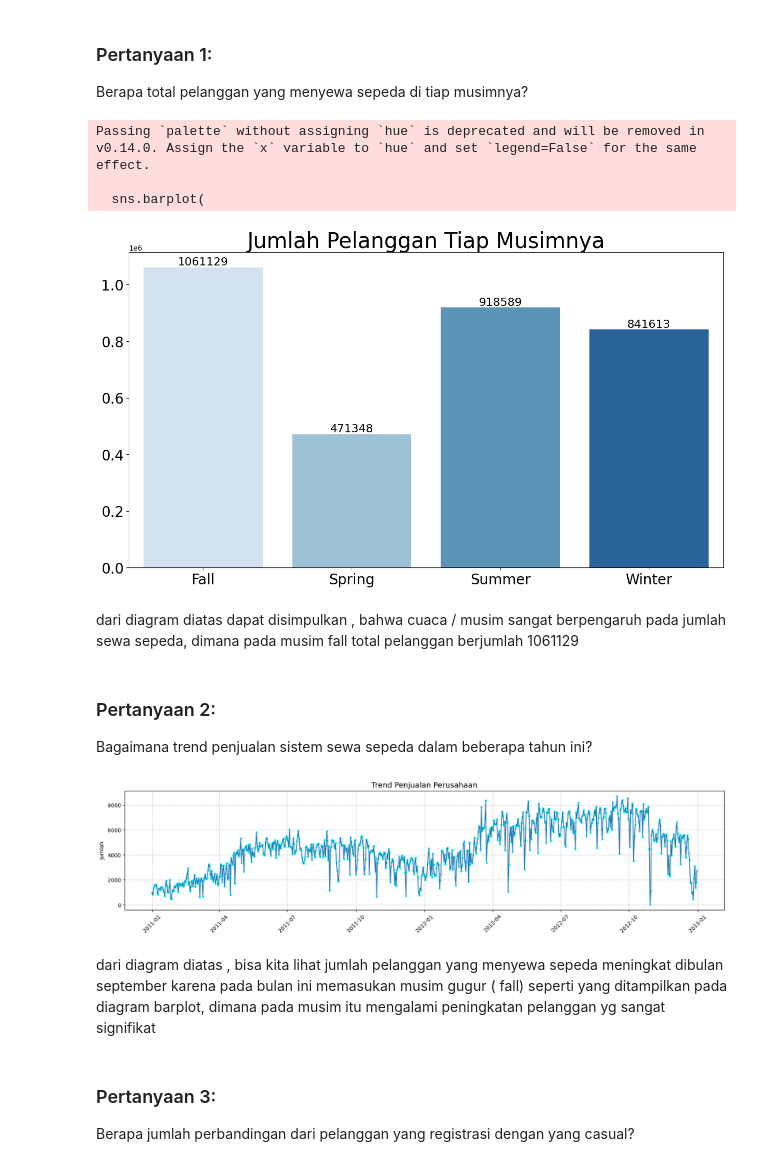
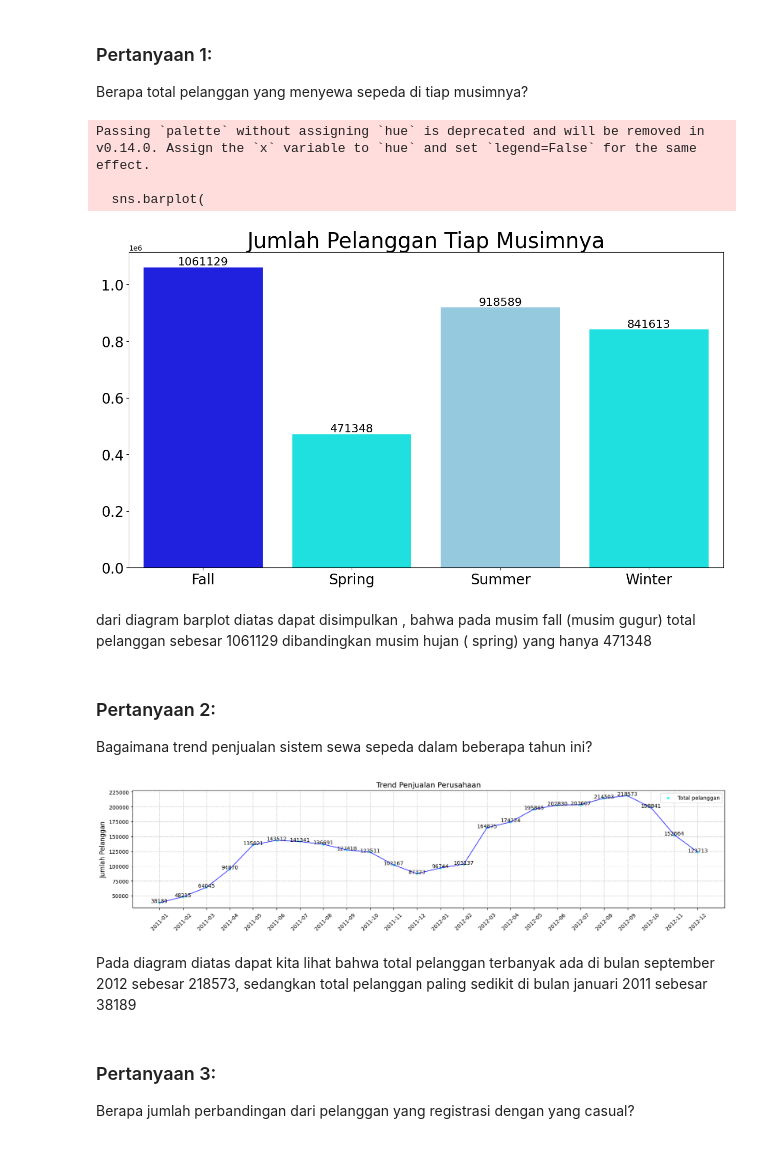
Before and after one commit to JikLang96/Proyek_Analisa_Data, a Jupyter notebook: Notebook.ipynb, the cells around one changed output. Cells and saved outputs as stored; diff of their text form; code cells hidden in the pictures.

```diff
--- a/Notebook.ipynb
+++ b/Notebook.ipynb
@@ -180,6 +208,14 @@ jam_df.season.replace((1,2,3,4), ('Spring','Summer','Fall','Winter'), inplace=Tr
 # mengubah weathersit menjadi: 1:Clear, 2:Misty, 3:Light_RainSnow 4:Heavy_RainSnow
 hari_df.weathersit.replace((1,2,3,4), ('Clear','Misty','Light_rainsnow','Heavy_rainsnow'), inplace=True)
 jam_df.weathersit.replace((1,2,3,4), ('Clear','Misty','Light_rainsnow','Heavy_rainsnow'), inplace=True)
+# %%
+# konversi one_of_week menjadi: 0:Sun, 1:Mon, 2:Tue, 3:Wed, 4:Thu, 5:Fri, 6:Sat
+hari_df.weekday.replace((0,1,2,3,4,5,6), ('Sunday','Monday','Tuesday','Wednesday','Thursday','Friday','Saturday'), inplace=True)
+jam_df.weekday.replace((0,1,2,3,4,5,6), ('Sunday','Monday','Tuesday','Wednesday','Thursday','Friday','Saturday'), inplace=True)
+# %%
+# Menghitung Humidity
+hari_df['hum'] = hari_df['hum']*100
+jam_df['hum'] = jam_df['hum']*100
 # %%
 hari_df.info()
 jam_df.info()
@@ -205,0 +242,22 @@ memory usage: 2.1+ MB
+# %%
+# Membuat kolom baru kategori hari
+weekday = ["Monday", "Tuesday", "Wednesday", "Thursday", "Friday", "Saturday", "Sunday"]
+def kategori_hari(weekday):
+    if weekday in ["Saturday", "Sunday"]:
+        return "weekend"
+    else:
+        return "weekdays"
+
+jam_df["kategori_hari"] = jam_df["weekday"].apply(kategori_hari)
+hari_df["kategori_hari"] = hari_df["weekday"].apply(kategori_hari)
+# %%
+def kelembaban(humidity):
+    if humidity < 45:
+        return "Terlalu kering"
+    elif humidity >= 45 and humidity < 65:
+        return "Ideal"
+    else:
+        return "Terlalu Lembab"
+
+jam_df["humidity_category"] = jam_df["hum"].apply(kelembaban)
+hari_df["humidity_category"] = hari_df["hum"].apply(kelembaban)
@@ -282,6 +375,7 @@ hari_df.groupby(by="season").agg({
 Berapa total pelanggan yang menyewa sepeda di tiap musimnya?
 # %%
 # Menghitung pelanggan tiap musimnya dengan groupby
+colors = ["blue", "cyan", "skyblue", "aqua"]
 pivot = hari_df.groupby('season')['cnt'].sum()
 
 # Membuat barplot berdasarkan pivot_data yang telah dihitung
@@ -291,58 +385,69 @@ sns.barplot(
     y=pivot.values,
     palette=colors,
     ax=ax
 )
 
 # Menambahkan data label pada tiap barplot
 for p in ax.patches:
     ax.text(
         p.get_x() + p.get_width() / 2,
         p.get_height() + 5,
         f'{p.get_height():.0f}',
         ha='center',
         va='bottom',
         fontsize=16,
         color='black'
     )
 
 # Menambahkan judul dan label
 ax.set_title("Jumlah Pelanggan Tiap Musimnya", loc="center", fontsize=30)
 ax.set_xlabel(None)
 ax.set_ylabel(None)
 ax.tick_params(axis='x', labelsize=20)
 ax.tick_params(axis='y', labelsize=20)
 
 # Menampilkan plot
 plt.show()
 # %% [output]
 Passing `palette` without assigning `hue` is deprecated and will be removed in v0.14.0. Assign the `x` variable to `hue` and set `legend=False` for the same effect.
 
   sns.barplot(
-[figure, old version]
+[figure, new version]
 # %% [markdown]
-dari diagram diatas dapat disimpulkan , bahwa cuaca / musim sangat berpengaruh pada jumlah sewa sepeda, dimana pada musim fall total pelanggan berjumlah 1061129
+dari diagram barplot diatas dapat disimpulkan , bahwa pada musim fall (musim gugur) total pelanggan sebesar 1061129 dibandingkan musim hujan ( spring) yang hanya 471348
 # %% [markdown]
 ### Pertanyaan 2:
 Bagaimana trend penjualan sistem sewa sepeda dalam beberapa tahun ini?
 # %%
-# mmebuat figure dengan ukuran (20, 4)
+
+# Membuat figure dengan ukuran (20, 4)
 plt.figure(figsize=(20, 4))
 
-# menghitung jumlah pelanggan maksimum per bulan
-trend_bulanan = hari_df['cnt'].groupby(hari_df['dteday']).max()
+# Mengonversi kolom 'dteday' ke format datetime jika belum
+hari_df["dteday"] = pd.to_datetime(hari_df["dteday"])
 
-#membuat scatter plot serta mengatur sumbu y, judul lalu menampilkan dengan perintah plt.show
-plt.scatter(trend_bulanan.index, trend_bulanan.values, c="cyan", s=10, marker='o')
-plt.plot(trend_bulanan.index, trend_bulanan.values)
-plt.grid(True, linestyle='--', alpha=0.7)
-plt.ylabel('Jumlah')
-plt.title('Trend Penjualan Perusahaan', fontsize=14)
-plt.xticks(rotation=45)
+# Menghitung jumlah pelanggan maksimum per bulan
+trend_bulanan = hari_df.groupby(hari_df["dteday"].dt.to_period("M"))["cnt"].sum()
+
+# Membuat scatter plot serta mengatur sumbu, judul, dan grid
+plt.scatter(trend_bulanan.index.astype(str), trend_bulanan.values, c="cyan", s=10, marker='o', label="Total pelanggan")
+plt.plot(trend_bulanan.index.astype(str), trend_bulanan.values, linestyle="-", color="blue", alpha=0.7)
+
+# Menambahkan data label di setiap titik
+for i, txt in enumerate(trend_bulanan.values):
+    plt.text(trend_bulanan.index.astype(str)[i], txt + 5, f"{txt:.0f}", ha="center", fontsize=10, color="black")
+
+
+plt.grid(True, linestyle="--", alpha=0.7)
+plt.ylabel("Jumlah Pelanggan", fontsize=12)
+plt.title("Trend Penjualan Perusahaan", fontsize=14)
+plt.xticks(rotation=45, fontsize=10)
+plt.legend()
 plt.show()
 # %% [output]
-[figure, old version]
+[figure, new version]
-# %% [markdown]
-dari diagram diatas , bisa kita lihat jumlah pelanggan yang menyewa sepeda meningkat dibulan september karena pada bulan ini memasukan musim gugur ( fall) seperti yang ditampilkan pada diagram barplot, dimana pada musim itu mengalami peningkatan pelanggan yg sangat signifikat
+# %% [markdown]
+Pada diagram diatas dapat kita lihat bahwa total pelanggan terbanyak ada di bulan september 2012 sebesar 218573, sedangkan total pelanggan paling sedikit di bulan januari 2011 sebesar 38189
 # %% [markdown]
 ### Pertanyaan 3:
 Berapa jumlah perbandingan dari pelanggan yang registrasi dengan yang casual?
```
Also changed, not shown: parts of 30 cells of this notebook.
